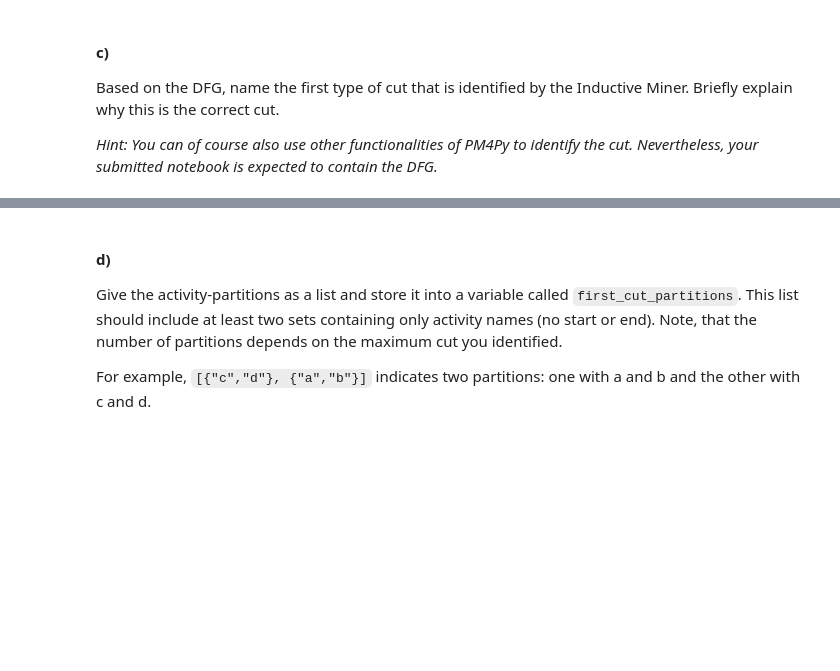
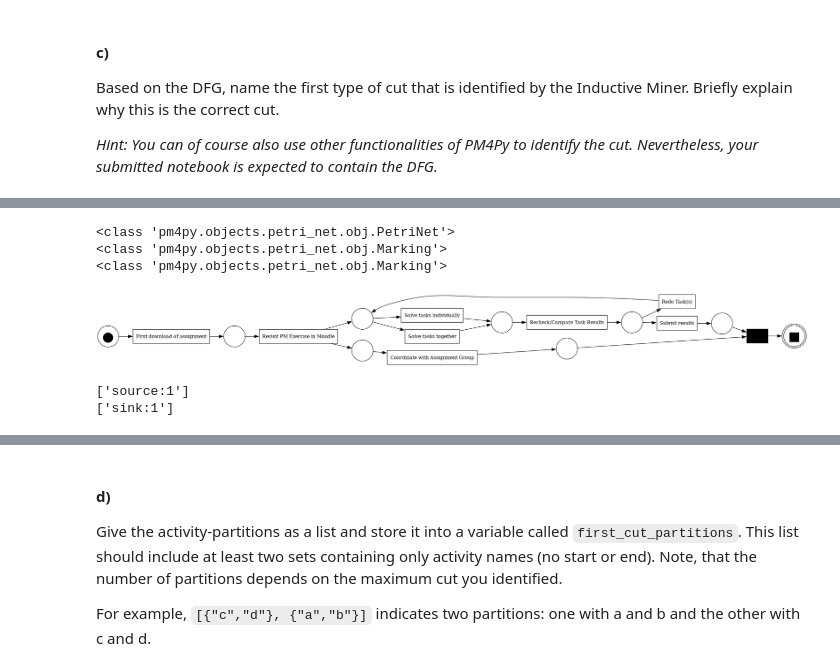
Before and after one commit to sillyduckyluck/IDS_part_2, a Jupyter notebook: Part_2/Q3_Process_Mining.ipynb, the cells around one changed output, grey strips where cells are left out. Saved outputs shown, nothing was run; the diff lists cells and outputs as text; code cells hidden in the pictures; blank space fills up the shorter version.

Commit message:
inductive miner 1st cut

```diff
--- a/Part_2/Q3_Process_Mining.ipynb
+++ b/Part_2/Q3_Process_Mining.ipynb
@@ -103 +107,18 @@ Based on the DFG, name the first type of cut that is identified by the Inductive
+# %%
+net, initial_marking, final_marking = pm4py.discover_petri_net_inductive(log_groups2, activity_key="Activity",case_id_key="ID", timestamp_key= "Timestamp")
+
+print(type(net))
+print(type(initial_marking))
+print(type(final_marking))
+
+pm4py.view_petri_net(net, initial_marking, final_marking)
+print(initial_marking)
+print(final_marking)
+# %% [output]
+<class 'pm4py.objects.petri_net.obj.PetriNet'>
+<class 'pm4py.objects.petri_net.obj.Marking'>
+<class 'pm4py.objects.petri_net.obj.Marking'>
+[figure, added]
+['source:1']
+['sink:1']
 # %% [markdown]
```
Also changed, not shown: parts of 5 cells of this notebook, 1 other file.
